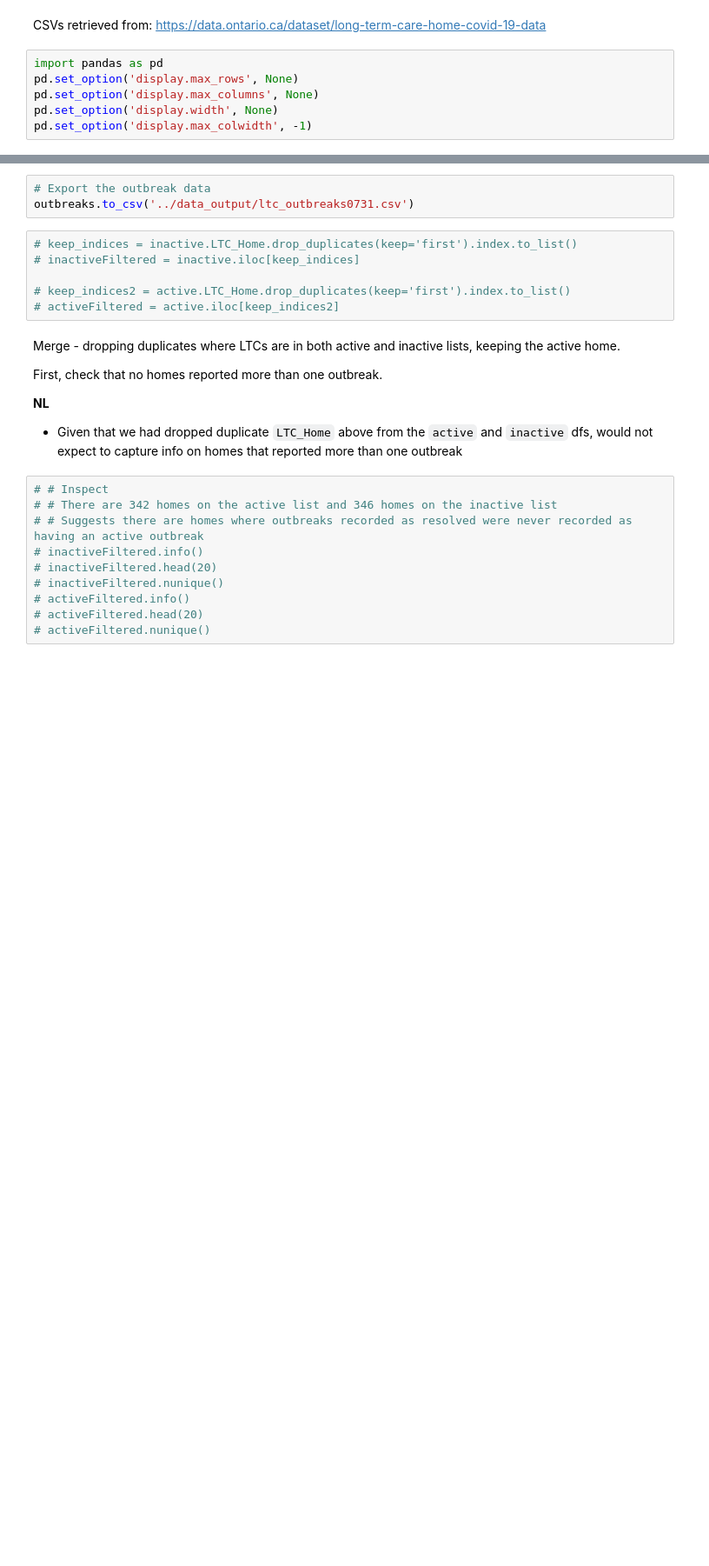
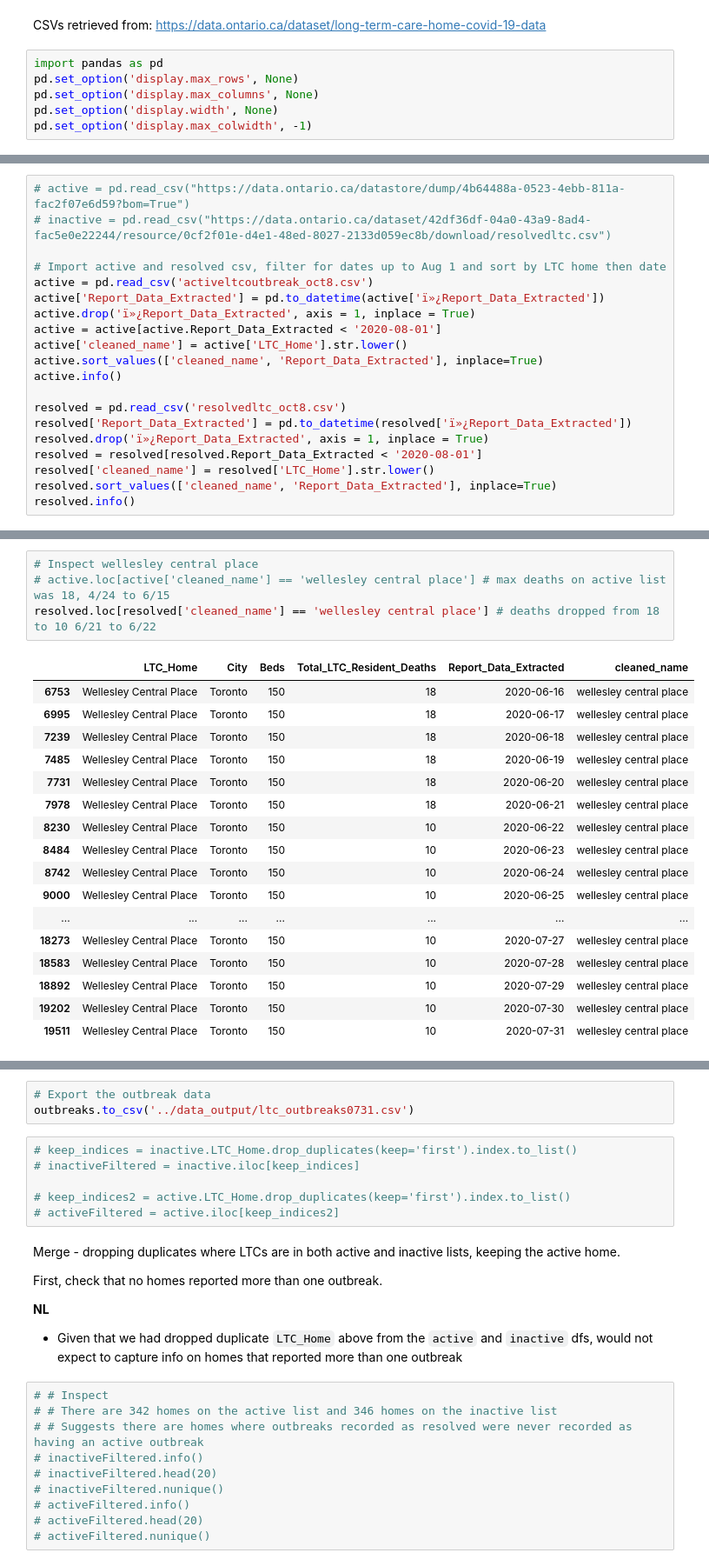
Before and after one commit to nganlyle/wrangle_covid, a Jupyter notebook: LTChomes_analysis_ON/webscraping/outbreaks_0731.ipynb, the cells around one changed output, grey strips where cells are left out. Shown at 87% size. Drawn from its saved outputs; the diff is of its cells as text; blank space fills up the shorter version.

Commit message:
update ON ltc dataset

```diff
--- a/LTChomes_analysis_ON/webscraping/outbreaks_0731.ipynb
+++ b/LTChomes_analysis_ON/webscraping/outbreaks_0731.ipynb
@@ -133,0 +11,20 @@ Name: LTC_Home, dtype: int64
+# %%
+# active = pd.read_csv("https://data.ontario.ca/datastore/dump/4b64488a-0523-4ebb-811a-fac2f07e6d59?bom=True")
+# inactive = pd.read_csv("https://data.ontario.ca/dataset/42df36df-04a0-43a9-8ad4-fac5e0e22244/resource/0cf2f01e-d4e1-48ed-8027-2133d059ec8b/download/resolvedltc.csv")
+
+# Import active and resolved csv, filter for dates up to Aug 1 and sort by LTC home then date
+active = pd.read_csv('activeltcoutbreak_oct8.csv')
+active['Report_Data_Extracted'] = pd.to_datetime(active['ï»¿Report_Data_Extracted'])
+active.drop('ï»¿Report_Data_Extracted', axis = 1, inplace = True)
+active = active[active.Report_Data_Extracted < '2020-08-01']
+active['cleaned_name'] = active['LTC_Home'].str.lower()
+active.sort_values(['cleaned_name', 'Report_Data_Extracted'], inplace=True)
+active.info()
+
+resolved = pd.read_csv('resolvedltc_oct8.csv')
+resolved['Report_Data_Extracted'] = pd.to_datetime(resolved['ï»¿Report_Data_Extracted'])
+resolved.drop('ï»¿Report_Data_Extracted', axis = 1, inplace = True)
+resolved = resolved[resolved.Report_Data_Extracted < '2020-08-01']
+resolved['cleaned_name'] = resolved['LTC_Home'].str.lower()
+resolved.sort_values(['cleaned_name', 'Report_Data_Extracted'], inplace=True)
+resolved.info()
@@ -133,0 +416,22 @@ Name: LTC_Home, dtype: int64
+# %%
+# Inspect wellesley central place
+# active.loc[active['cleaned_name'] == 'wellesley central place'] # max deaths on active list was 18, 4/24 to 6/15
+resolved.loc[resolved['cleaned_name'] == 'wellesley central place'] # deaths dropped from 18 to 10 6/21 to 6/22
+# %% [output]
+|  | LTC_Home | City | Beds | Total_LTC_Resident_Deaths | Report_Data_Extracted | cleaned_name |
+| 6753 | Wellesley Central Place | Toronto | 150 | 18 | 2020-06-16 | wellesley central place |
+| 6995 | Wellesley Central Place | Toronto | 150 | 18 | 2020-06-17 | wellesley central place |
+| 7239 | Wellesley Central Place | Toronto | 150 | 18 | 2020-06-18 | wellesley central place |
+| 7485 | Wellesley Central Place | Toronto | 150 | 18 | 2020-06-19 | wellesley central place |
+| 7731 | Wellesley Central Place | Toronto | 150 | 18 | 2020-06-20 | wellesley central place |
+| 7978 | Wellesley Central Place | Toronto | 150 | 18 | 2020-06-21 | wellesley central place |
+| 8230 | Wellesley Central Place | Toronto | 150 | 10 | 2020-06-22 | wellesley central place |
+| 8484 | Wellesley Central Place | Toronto | 150 | 10 | 2020-06-23 | wellesley central place |
+| 8742 | Wellesley Central Place | Toronto | 150 | 10 | 2020-06-24 | wellesley central place |
+| 9000 | Wellesley Central Place | Toronto | 150 | 10 | 2020-06-25 | wellesley central place |
+| ... | ... | ... | ... | ... | ... | ... |
+| 18273 | Wellesley Central Place | Toronto | 150 | 10 | 2020-07-27 | wellesley central place |
+| 18583 | Wellesley Central Place | Toronto | 150 | 10 | 2020-07-28 | wellesley central place |
+| 18892 | Wellesley Central Place | Toronto | 150 | 10 | 2020-07-29 | wellesley central place |
+| 19202 | Wellesley Central Place | Toronto | 150 | 10 | 2020-07-30 | wellesley central place |
+| 19511 | Wellesley Central Place | Toronto | 150 | 10 | 2020-07-31 | wellesley central place |
```
Also changed, not shown: parts of 49 cells of this notebook, 3 other files.
